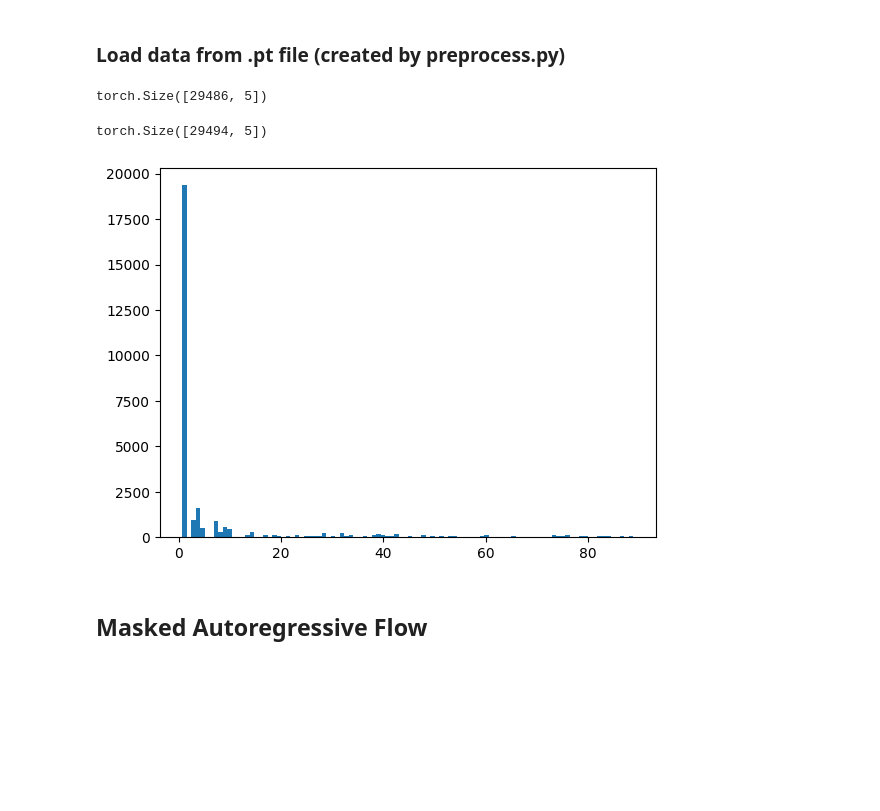
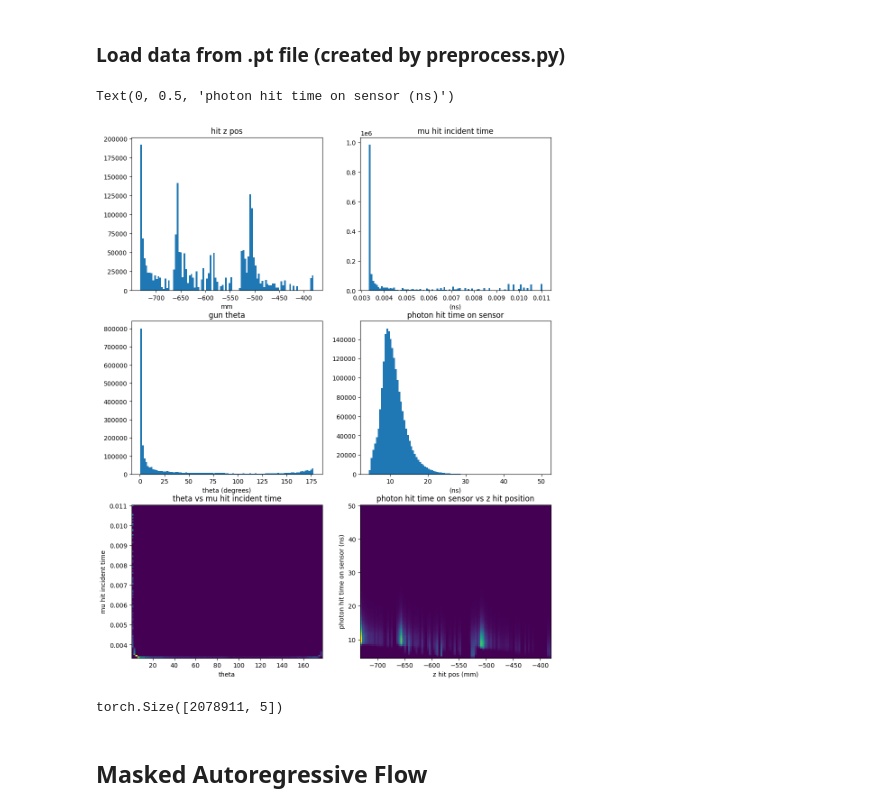
Before and after one commit to RowanKell/work_eic, a Jupyter notebook: macros/Timing_estimation/conditional_flow.ipynb, the cells around one changed output. Cells and saved outputs as stored; diff of their text form; code cells hidden in the pictures; blank space fills up the shorter version.

```diff
--- a/macros/Timing_estimation/conditional_flow.ipynb
+++ b/macros/Timing_estimation/conditional_flow.ipynb
@@ -130,8 +42,0 @@ inputs = torch.load("data/July_03/Run_0/test_1file_100events.pt")
-# %%
-inputs.shape
-# %% [output]
-torch.Size([29486, 5])
-# %%
-inputs.shape #file 10, 100 events
-# %% [output]
-torch.Size([29494, 5])
@@ -138,7 +45,38 @@ torch.Size([29494, 5])
+# %%
+inputs = torch.load("data/July_03/Run_0/Full_4000events_file_0_w_cuts.pt")
+for i in range(1,21):
+    inputs = torch.cat((inputs, torch.load(f"data/July_03/Run_0/Full_4000events_file_{i}_w_cuts.pt")),0)
 # %%
-plot.hist(inputs[:,2],bins = 100);
+fig, axs = plot.subplots(3,2,figsize = (12,15))
+axs[0,0].hist(inputs[:,0],bins = 100);
+axs[0,0].set_title("hit z pos")
+axs[0,0].set_xlabel("mm")
+axs[0,1].hist(inputs[:,1],bins = 100)
+axs[0,1].set_title("mu hit incident time")
+axs[0,1].set_xlabel("(ns)")
+
+axs[1,0].hist(inputs[:,2],bins = 100);
+axs[1,0].set_title("gun theta")
+axs[1,0].set_xlabel("theta (degrees)")
+axs[1,1].hist(inputs[:,4],bins = 100);
+axs[1,1].set_title("photon hit time on sensor")
+axs[1,1].set_xlabel("(ns)")
+
+axs[2,0].hist2d(inputs[:,2],inputs[:,1],bins = 100);
+axs[2,0].set_title("theta vs mu hit incident time")
+axs[2,0].set_xlabel("theta")
+axs[2,0].set_ylabel("mu hit incident time")
+axs[2,1].hist2d(inputs[:,0], inputs[:,4],bins = 100);
+axs[2,1].set_title("photon hit time on sensor vs z hit position")
+axs[2,1].set_xlabel("z hit pos (mm)")
+axs[2,1].set_ylabel("photon hit time on sensor (ns)")
 # %% [output]
+Text(0, 0.5, 'photon hit time on sensor (ns)')
-[figure, old version]
+[figure, new version]
+# %%
+inputs.shape
+# %% [output]
+torch.Size([2078911, 5])
 # %%
 indexes = torch.randperm(inputs.shape[0])
 dataset = inputs[indexes]
```
Also changed, not shown: parts of 5 cells of this notebook, 34 other files.
